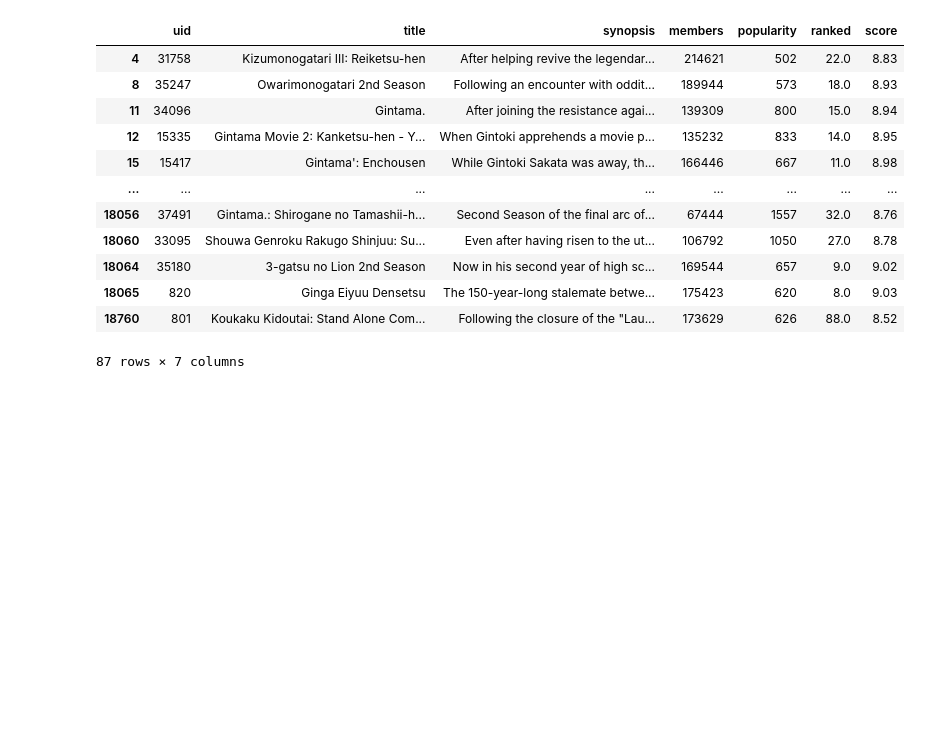
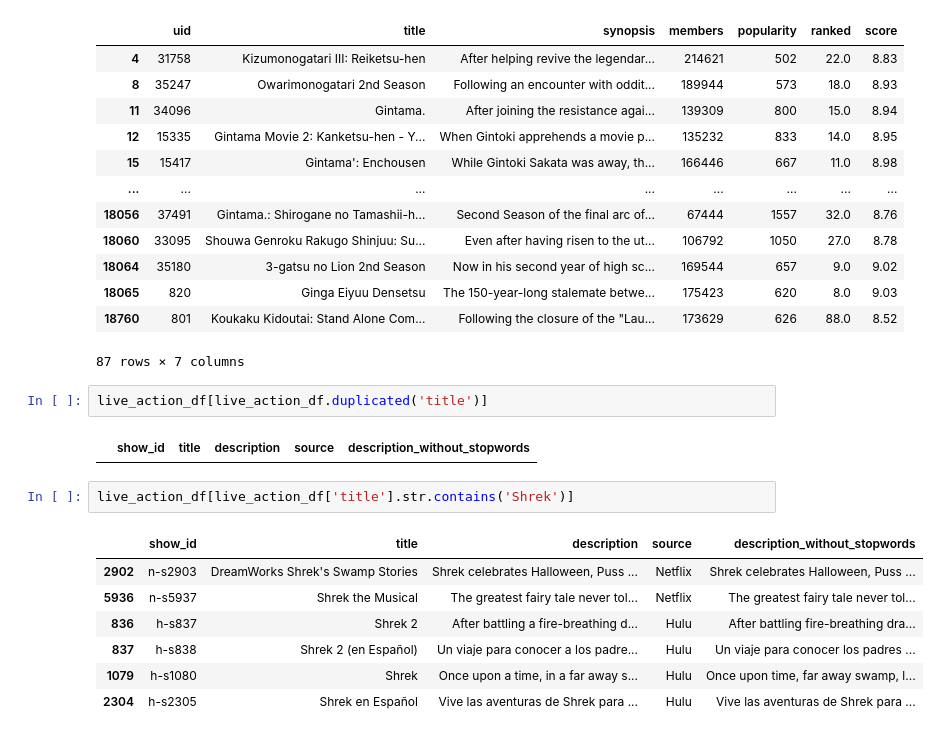
Before and after one commit to dseg27/Animeniacs, a Jupyter notebook: databases.ipynb, the cells around one changed output. Drawn from its saved outputs; the diff is of its cells as text; blank space fills up the shorter version.

```diff
--- a/databases.ipynb
+++ b/databases.ipynb
@@ -326,3 +320,17 @@ df
 | 18065 | 820 | Ginga Eiyuu Densetsu | The 150-year-long stalemate betwe... | 175423 | 620 | 8.0 | 9.03 |
 | 18760 | 801 | Koukaku Kidoutai: Stand Alone Com... | Following the closure of the "Lau... | 173629 | 626 | 88.0 | 8.52 |
 87 rows × 7 columns
+# %%
+live_action_df[live_action_df.duplicated('title')]
+# %% [output]
+|  | show_id | title | description | source | description_without_stopwords |
+# %%
+live_action_df[live_action_df['title'].str.contains('Shrek')]
+# %% [output]
+|  | show_id | title | description | source | description_without_stopwords |
+| 2902 | n-s2903 | DreamWorks Shrek's Swamp Stories | Shrek celebrates Halloween, Puss ... | Netflix | Shrek celebrates Halloween, Puss ... |
+| 5936 | n-s5937 | Shrek the Musical | The greatest fairy tale never tol... | Netflix | The greatest fairy tale never tol... |
+| 836 | h-s837 | Shrek 2 | After battling a fire-breathing d... | Hulu | After battling fire-breathing dra... |
+| 837 | h-s838 | Shrek 2 (en Español) | Un viaje para conocer a los padre... | Hulu | Un viaje para conocer los padres ... |
+| 1079 | h-s1080 | Shrek | Once upon a time, in a far away s... | Hulu | Once upon time, far away swamp, l... |
+| 2304 | h-s2305 | Shrek en Español | Vive las aventuras de Shrek para ... | Hulu | Vive las aventuras de Shrek para ... |
```
Also changed, not shown: parts of 13 cells of this notebook, 6 other files.
